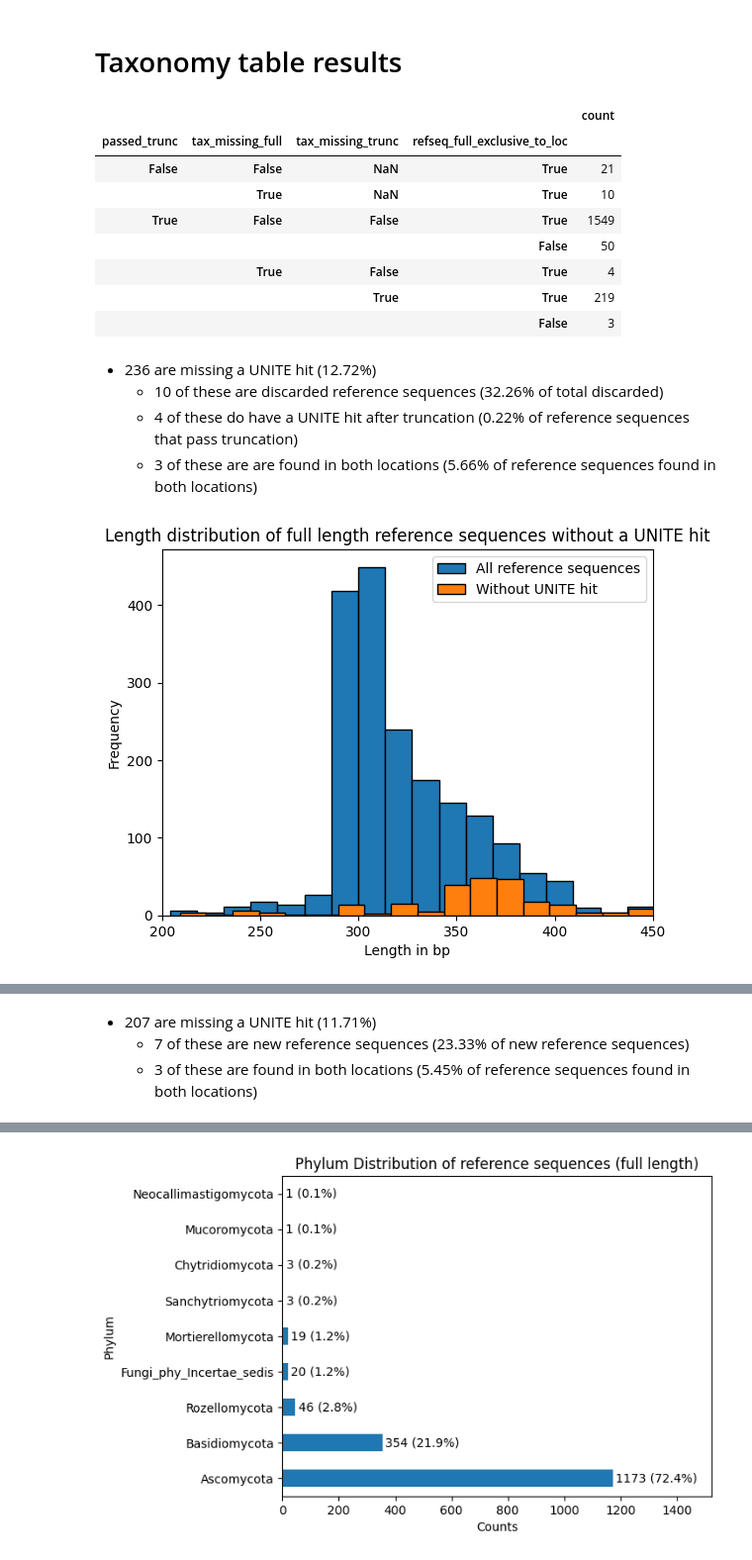
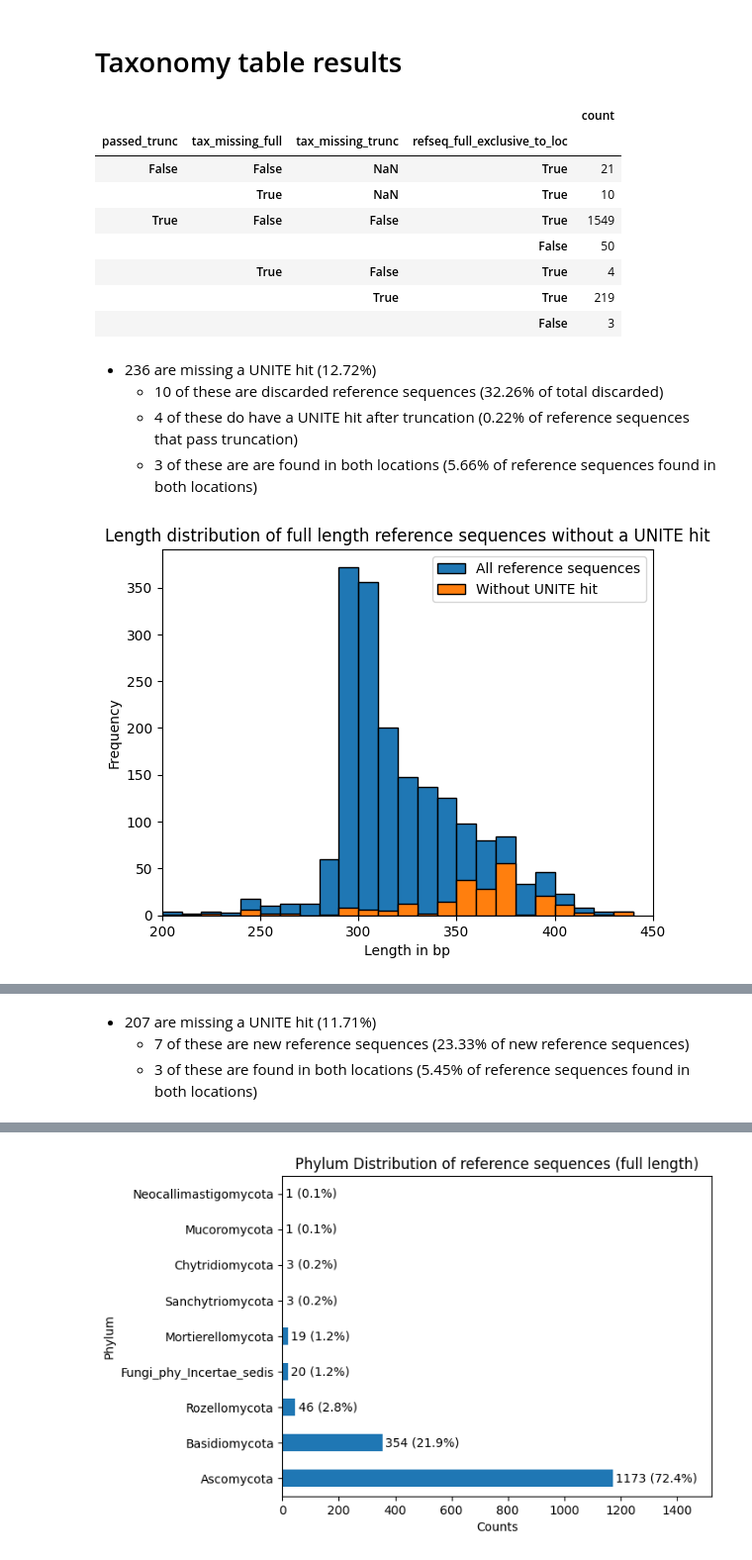
Before and after one commit to SethGG/mycodiversity-arise, a Jupyter notebook: 7_data_analysis.ipynb, the cells around one changed output, grey strips where cells are left out. Shown at 99% size. Cells and saved outputs as stored; diff of their text form; code cells hidden in the pictures.

Commit message:
tax histogram progress

```diff
--- a/7_data_analysis.ipynb
+++ b/7_data_analysis.ipynb
@@ -293,7 +293,10 @@ Of the 564 truncated ZOTUs that passed the abundance filter only when truncated:
 # Length of full length reference ZOTUs
 display(md("## Sequence length of reference ZOTUs"))
 display(df_refseq_full.describe())
-ax = df_refseq_full['refseq_length'].plot.hist(bins=20, xlim=(200, 450), edgecolor = "black")
+xlim_low, xlim_high = 200, 450
+bin_space = 10
+bins = [xlim_low + i*bin_space for i in range(int((xlim_high-xlim_low)/bin_space))]
+ax = df_refseq_full['refseq_length'].plot.hist(bins=bins, xlim=(xlim_low, xlim_high), edgecolor = "black")
 ax.set_title("Length distribution of full length reference ZOTUs")
 ax.set_xlabel("Length in bp")
 
@@ -458,39 +461,39 @@ display(md(f"- {num_ref_full_notax} are missing a UNITE hit ({num_ref_full_notax
            f"\t- {num_ref_full_notax_no_longer} of these do have a UNITE hit after truncation ({num_ref_full_notax_no_longer / (num_ref_full_exclusive_both + num_ref_full_not_exclusive_both + num_ref_full_no_longer_exclusive):.2%} of reference sequences that pass truncation)\n"
            f"\t- {num_ref_full_notax_not_exclusive} of these are are found in both locations ({num_ref_full_notax_not_exclusive / num_ref_full_not_exclusive_both:.2%} of reference sequences found in both locations)"))
 
-ax = df_refseq_full['refseq_length'].plot.hist(bins=20, xlim=(200, 450), edgecolor = "black", label="All reference sequences")
-df_refseq_both_full_global[df_refseq_both_full_global["tax_missing_full"]]["refseq_length_full"].plot.hist(bins=20, xlim=(200, 450), edgecolor = "black", ax=ax, label="Without UNITE hit")
+ax = df_refseq_full['refseq_length'].plot.hist(bins=bins, xlim=(200, 450), edgecolor = "black", label="All reference sequences")
+df_refseq_both_full_global[df_refseq_both_full_global["tax_missing_full"]]["refseq_length_full"].plot.hist(bins=bins, xlim=(200, 450), edgecolor = "black", ax=ax, label="Without UNITE hit")
 ax.set_title("Length distribution of full length reference sequences without a UNITE hit")
 ax.set_xlabel("Length in bp")
 plt.legend()
 plt.show()
 
 
 num_ref_trunc_notax_new = df_refseq_both_trunc_global_notax_count.loc[(False, slice(None), True, slice(None), True)]["count"].sum()
 num_ref_trunc_notax_overlap = df_refseq_both_trunc_global_notax_count.loc[(True, slice(None), True, slice(None), False)]["count"].sum()
 num_ref_trunc_notax = num_ref_trunc_notax_new + num_ref_trunc_notax_overlap
 num_ref_trunc_notax_not_exclusive = df_refseq_both_trunc_global_notax_count.loc[(True, slice(None), True, False, False)]["count"].sum()
 
 display(df_refseq_both_trunc_global_notax_count)
 
 display(md(f"- {num_ref_trunc_notax} are missing a UNITE hit ({num_ref_trunc_notax / num_ref_trunc:.2%})\n"
            f"\t- {num_ref_trunc_notax_new} of these are new reference sequences ({num_ref_trunc_notax_new / num_ref_trunc_exclusive_new:.2%} of new reference sequences)\n"
            f"\t- {num_ref_trunc_notax_not_exclusive} of these are found in both locations ({num_ref_trunc_notax_not_exclusive / (num_ref_trunc_not_exclusive_bothA + num_ref_trunc_not_exclusive_newA + num_ref_trunc_no_longer_exclusiveA):.2%} of reference sequences found in both locations)"))
 # %% [output]
 |  |  |  |  | count |
 | passed_trunc | tax_missing_full | tax_missing_trunc | refseq_full_exclusive_to_loc |  |
 | False | False | NaN | True | 21 |
 |  | True | NaN | True | 10 |
 | True | False | False | True | 1549 |
 |  |  |  | False | 50 |
 |  | True | False | True | 4 |
 |  |  | True | True | 219 |
 |  |  |  | False | 3 |
 - 236 are missing a UNITE hit (12.72%)
 	- 10 of these are discarded reference sequences (32.26% of total discarded)
 	- 4 of these do have a UNITE hit after truncation (0.22% of reference sequences that pass truncation)
 	- 3 of these are are found in both locations (5.66% of reference sequences found in both locations)
-[figure, old version]
+[figure, new version]
 |  |  |  |  |  | count |
 | passed_contam_full | tax_missing_full | tax_missing_trunc | refseq_trunc_exclusive_to_loc | refseq_trunc_new_to_loc |  |
 | False | NaN | False | True | False | 136 |
```
Also changed, not shown: parts of 3 cells of this notebook.
